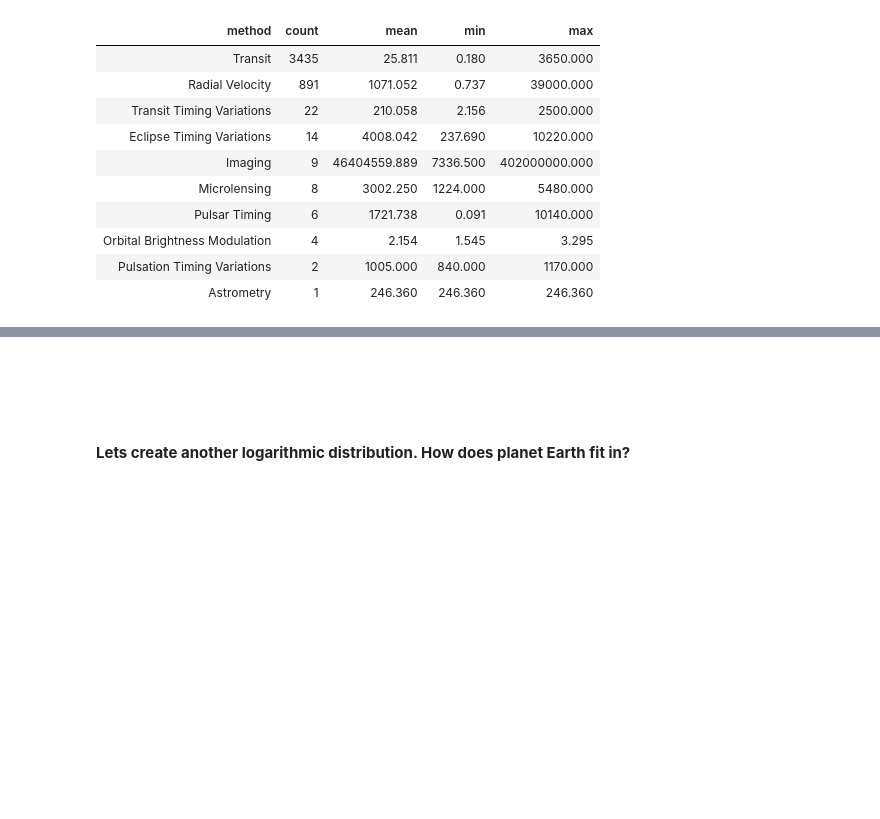
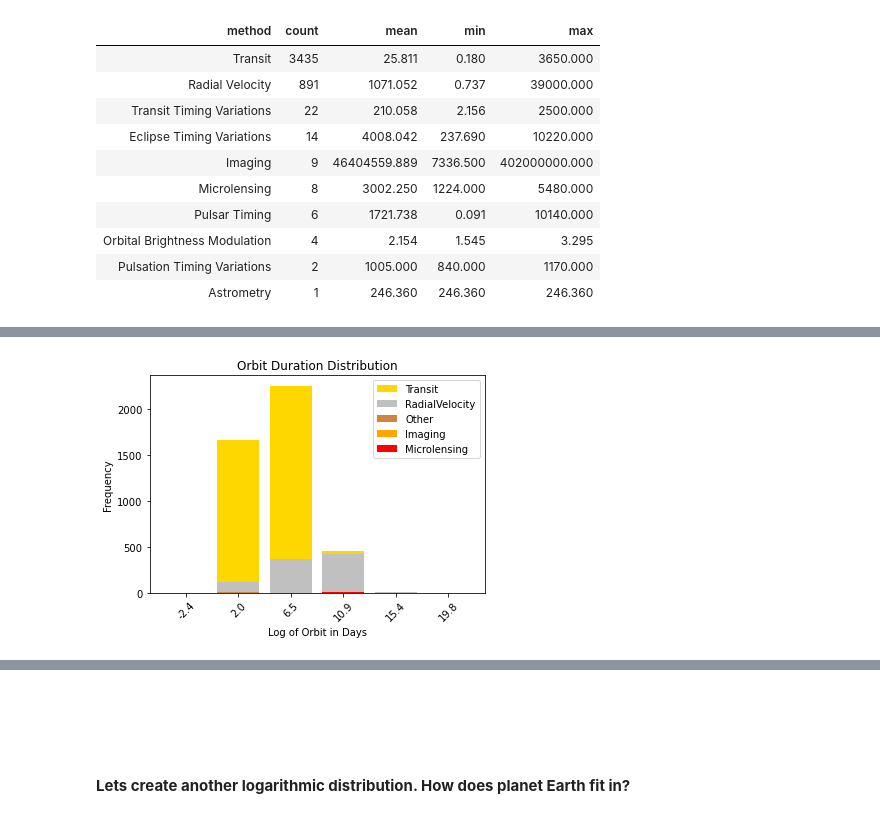
Before and after one commit to TheReallyBigApple/CunyAssignments, a Jupyter notebook: DATA607/FinalProject/Exoplanet_Orbits.ipynb, the cells around one changed output, grey strips where cells are left out. Drawn from its saved outputs; the diff is of its cells as text; code cells hidden in the pictures; blank space fills up the shorter version.

```diff
--- a/DATA607/FinalProject/Exoplanet_Orbits.ipynb
+++ b/DATA607/FinalProject/Exoplanet_Orbits.ipynb
@@ -514,0 +561,17 @@ display_without_index(orb_stats_df)
+# %%
+
+pd.options.mode.chained_assignment = None   # i know the warning, this suppresses the output
+
+
+def update_method(str):
+    if (str=='Transit Timing Variations' or str=='Eclipse Timing Variations'):
+        return 'Transit'
+    if (str=='Pulsar Timing' or str=='Orbital Brightness Modulation' or \
+        str == 'Pulsation Timing Variations' or str=='Astrometry'):
+        return 'Other'
+    return str
+
+
+exo_days_df['method'] = exo_days_df['method'].apply(lambda x: update_method(x))
+
+exo_days_df['method'].unique()
@@ -514,0 +588,3 @@ display_without_index(orb_stats_df)
+# %%
+exo_days_df['log_orb_days'] = exo_days_df['orb_days'].apply(lambda x: np.log(x))
+# exo_log_series=plot_log_distribution(exo_days_df)
@@ -515,2 +593,61 @@ display_without_index(orb_stats_df)
+# %%
+
+# this was painful but i couldnt find an easy way to create a stacked histogram
+
+
+
+hist,freq =np.histogram(exo_days_df["log_orb_days"], 5)
+freq=np.round_(freq,1)
+
+ind = [x for x, _ in enumerate(freq)]    # [0, 1, 2, 3, 4]
+
+
+methods = ['Transit', 'Radial Velocity', 'Other', 'Imaging', 'Microlensing']
+t_freq = np.array([])
+rv_freq=np.array([])
+o_freq=np.array([])
+i_freq=np.array([])
+ml_freq=np.array([])
+
+
+
+prev_bin=-99
+
+for f in freq:
+    bin = int(f)
+    t_f=len(exo_days_df[((exo_days_df['method']=='Transit') & (exo_days_df['log_orb_days']<bin) & \
+                         (exo_days_df['log_orb_days']>prev_bin))])
+    rv_f=len(exo_days_df[((exo_days_df['method']=='Radial Velocity') & (exo_days_df['log_orb_days']<bin) & \
+                         (exo_days_df['log_orb_days']>prev_bin))])
+    o_f=len(exo_days_df[((exo_days_df['method']=='Other') & (exo_days_df['log_orb_days']<bin) & \
+                         (exo_days_df['log_orb_days']>prev_bin))])
+    i_f=len(exo_days_df[((exo_days_df['method']=='Imaging') & (exo_days_df['log_orb_days']<bin) & \
+                         (exo_days_df['log_orb_days']>prev_bin))])
+    ml_f=len(exo_days_df[((exo_days_df['method']=='Microlensing') & (exo_days_df['log_orb_days']<bin) & \
+                         (exo_days_df['log_orb_days']>prev_bin))])
+    t_freq=np.append(t_freq,t_f)
+    rv_freq=np.append(rv_freq,rv_f)
+    o_freq=np.append(o_freq,o_f)
+    i_freq=np.append(i_freq,i_f)
+    ml_freq=np.append(ml_freq,ml_f)
+    prev_bin=bin
+
+import matplotlib.pyplot as plt
+
+plt.bar(ind, t_freq, width=0.8, label='Transit', color='gold', bottom=rv_freq+o_freq+i_freq+ml_freq)
+plt.bar(ind, rv_freq, width=0.8, label='RadialVelocity', color='silver', bottom=o_freq+i_freq+ml_freq)
+plt.bar(ind, o_freq, width=0.8, label='Other', color='#CD853F',  bottom=i_freq+ml_freq)
+plt.bar(ind, i_freq, width=0.8, label='Imaging', color='orange',  bottom=ml_freq)
+plt.bar(ind, ml_freq, width=0.8, label='Microlensing', color='red')
+
+plt.xticks(ind, freq, rotation=45)
+plt.ylabel("Frequency")
+plt.xlabel("Log of Orbit in Days")
+plt.legend(loc="upper right")
+plt.title("Orbit Duration Distribution")
+
+plt.show()
+# %% [output]
+[figure, added]
 # %% [markdown]
 <br><br><br><br>
```
Also changed, not shown: parts of 33 cells of this notebook, 1 other file.
